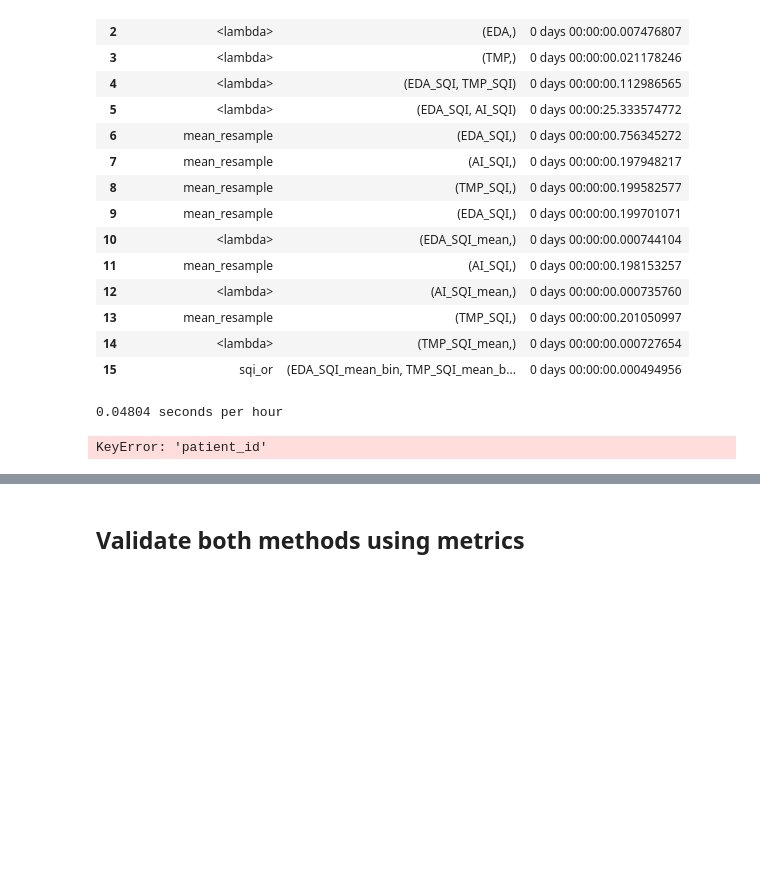
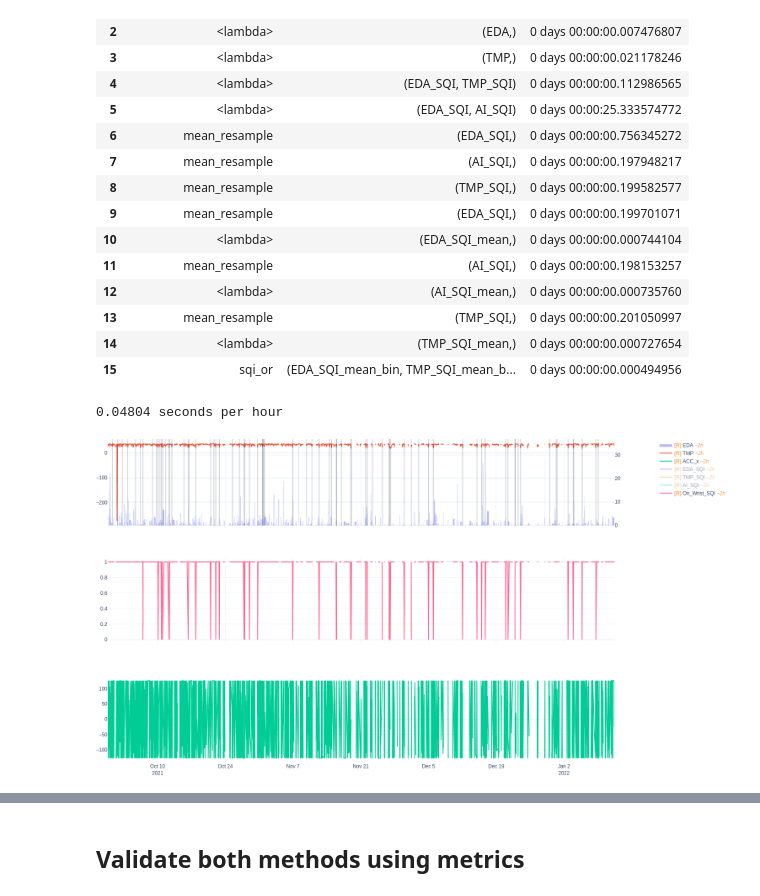
Before and after one commit to predict-idlab/data-quality-challenges-wearables, a Jupyter notebook: notebooks/mBrain/C5_wearable_off_wrist.ipynb, the cells around one changed output, grey strips where cells are left out. Drawn from its saved outputs; the diff is of its cells as text; code cells hidden in the pictures; blank space fills up the shorter version.

```diff
--- a/notebooks/mBrain/C5_wearable_off_wrist.ipynb
+++ b/notebooks/mBrain/C5_wearable_off_wrist.ipynb
@@ -683,32 +683,32 @@ fig.add_trace(go.Scatter(name='ACC_x'), hf_x=e4_acc.index, hf_y=e4_acc["ACC_x"],
 # fig.add_trace(go.Scatter(name="BVP"), hf_x=e4_bvp.index, hf_y=e4_bvp["BVP"], row=3, col=1, secondary_y=True)
 
 # fmt: on
 for col in ["EDA_SQI", "TMP_SQI", "AI_SQI"]:
     s_c = seq(out).filter(lambda x: x.name == col).to_list()[0]
     fig.add_trace(
         go.Scatter(name=col, visible="legendonly"),
         hf_x=s_c.index,
         hf_y=s_c.astype(float),
         row=2,
         col=1,
     )
 for col in ["On_Wrist_SQI"]:
     s_c = seq(out).filter(lambda x: x.name == col).to_list()[0]
     fig.add_trace(
         go.Scatter(name=col),
         hf_x=s_c.index,
         hf_y=s_c.astype(float),
         row=2,
         col=1,
     )
 
 for _, r in df_meta[
-    (df_meta["patient_id"] == user) & (df_meta.label == "off-wrist")
+    (df_meta["user"] == user) & (df_meta.label == "off-wrist")
 ].iterrows():
     fig.add_vrect(x0=r.start, x1=r.end, row=1, col=1, fillcolor="red", opacity=0.2)
 fig.update_layout(template="plotly_white", height=800, margin=dict(l=0, r=0, t=0, b=0))
 if USE_PNG:
     fig.show(renderer="png", width=1500)
 fig.show_dash(mode="inline", port=8022)
 # %% [output]
-KeyError: 'patient_id'
+[figure, added]
```
Also changed, not shown: parts of 3 cells of this notebook, 1 other file.
